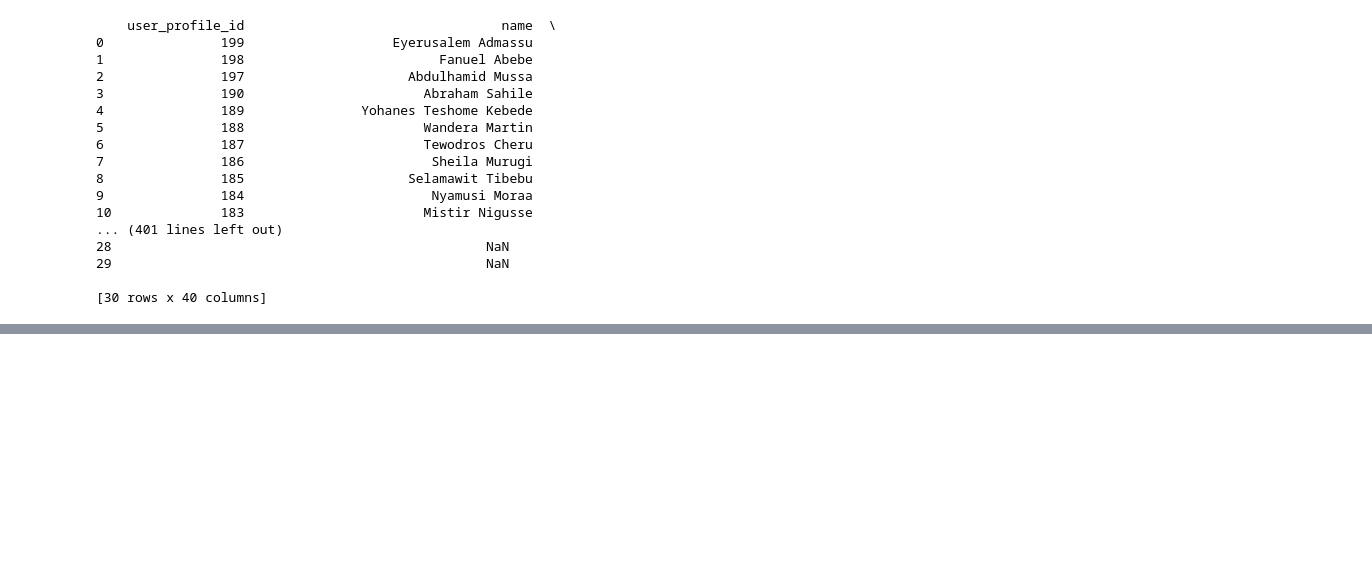
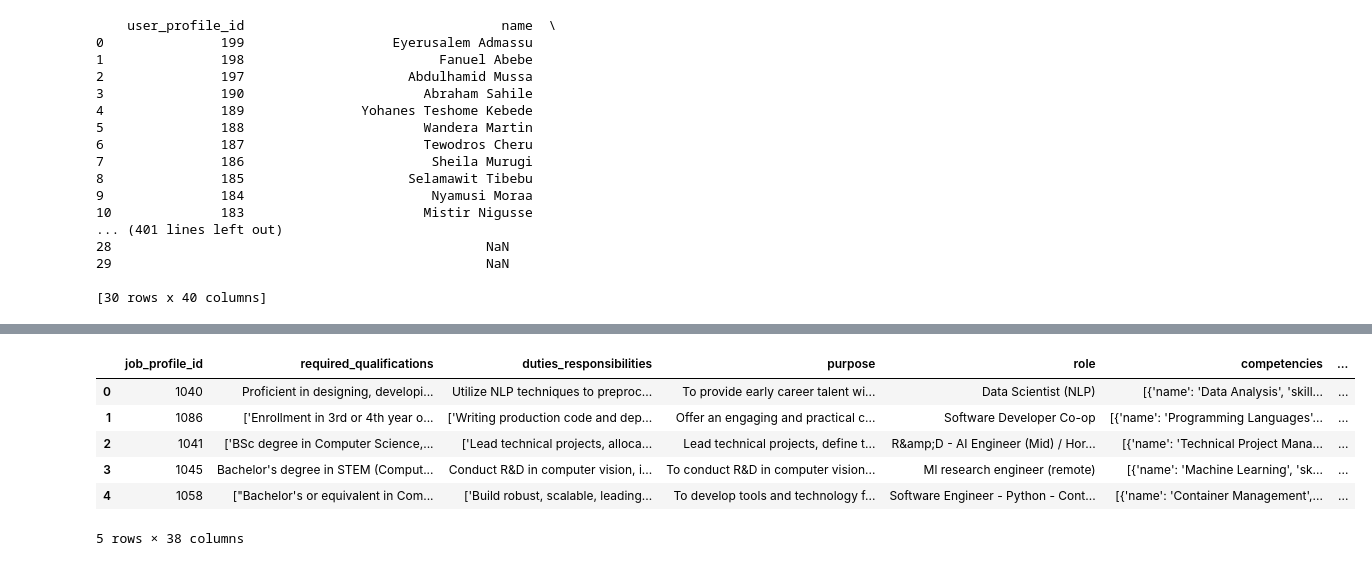
Before and after one commit to Feven0/PT, a Jupyter notebook: notebooks/cv_analysis_fixing_issues.ipynb, the cells around one changed output, grey strips where cells are left out. Saved outputs shown, nothing was run; the diff lists cells and outputs as text; code cells hidden in the pictures; blank space fills up the shorter version.

```diff
--- a/notebooks/cv_analysis_fixing_issues.ipynb
+++ b/notebooks/cv_analysis_fixing_issues.ipynb
@@ -510,0 +593,10 @@ print(new_df)
+# %%
+df_merge.head()
+# %% [output]
+|  | job_profile_id | required_qualifications | duties_responsibilities | purpose | role | competencies | ... |
+| 0 | 1040 | Proficient in designing, developi... | Utilize NLP techniques to preproc... | To provide early career talent wi... | Data Scientist (NLP) | [{'name': 'Data Analysis', 'skill... | ... |
+| 1 | 1086 | ['Enrollment in 3rd or 4th year o... | ['Writing production code and dep... | Offer an engaging and practical c... | Software Developer Co-op | [{'name': 'Programming Languages'... | ... |
+| 2 | 1041 | ['BSc degree in Computer Science,... | ['Lead technical projects, alloca... | Lead technical projects, define t... | R&amp;D - AI Engineer (Mid) / Hor... | [{'name': 'Technical Project Mana... | ... |
+| 3 | 1045 | Bachelor's degree in STEM (Comput... | Conduct R&D in computer vision, i... | To conduct R&D in computer vision... | Ml research engineer (remote) | [{'name': 'Machine Learning', 'sk... | ... |
+| 4 | 1058 | ["Bachelor's or equivalent in Com... | ['Build robust, scalable, leading... | To develop tools and technology f... | Software Engineer - Python - Cont... | [{'name': 'Container Management',... | ... |
+5 rows × 38 columns
```
Also changed, not shown: parts of 10 cells of this notebook, 50 other files.
